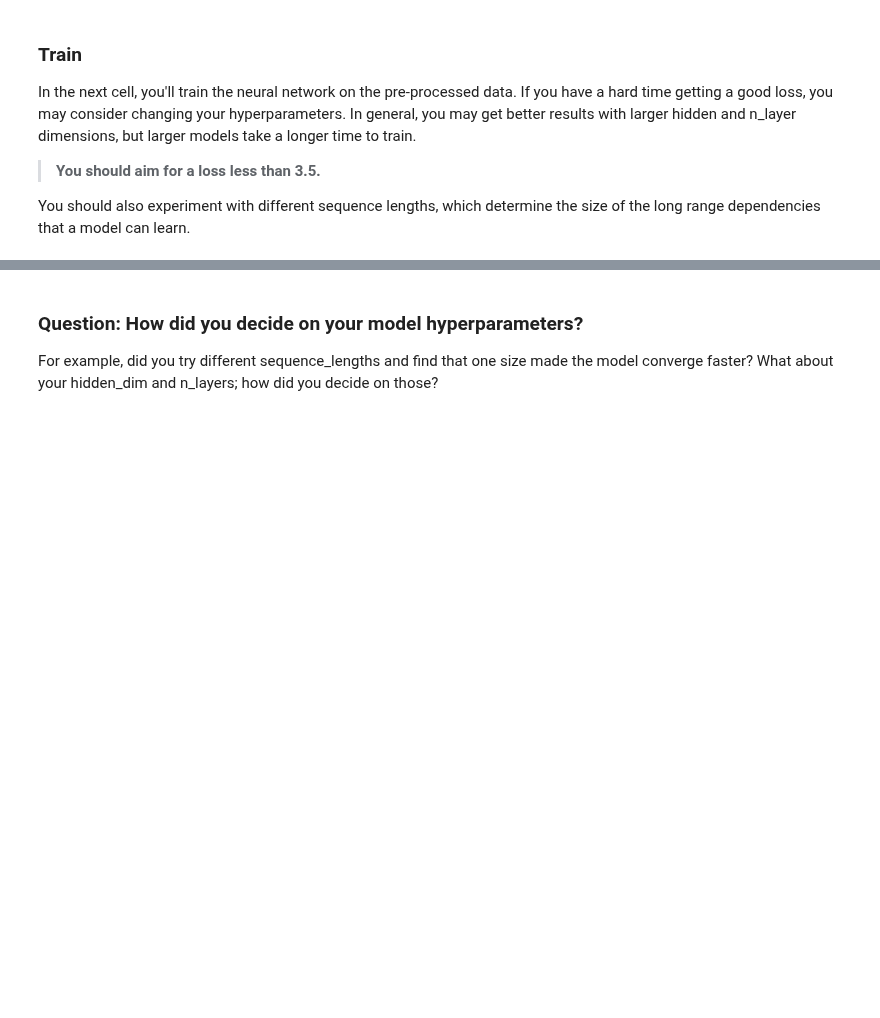
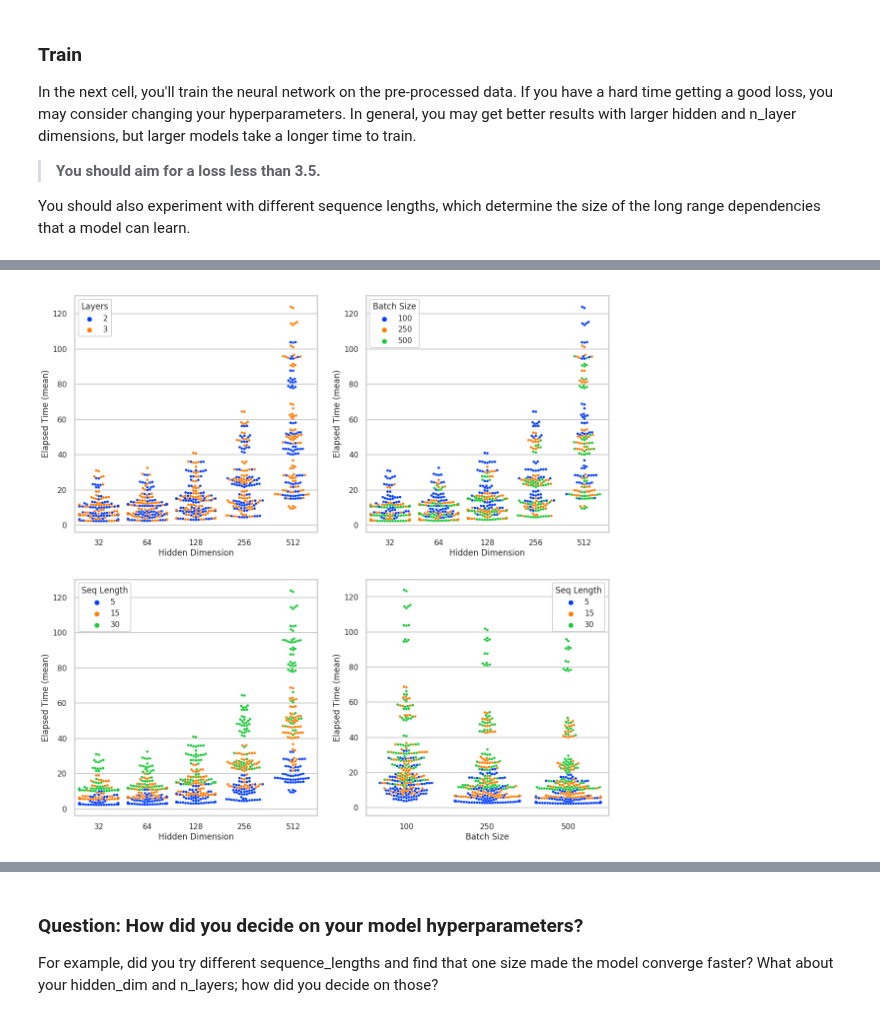
Before and after one commit to silviomori/udacity-deeplearning-nanodegree, a Jupyter notebook: project-tv-script-generation/dlnd_tv_script_generation.ipynb, the cells around one changed output, grey strips where cells are left out. Cells and saved outputs as stored; diff of their text form; code cells hidden in the pictures; blank space fills up the shorter version.

```diff
--- a/project-tv-script-generation/dlnd_tv_script_generation.ipynb
+++ b/project-tv-script-generation/dlnd_tv_script_generation.ipynb
@@ -695,0 +780,35 @@ for i, values in enumerate(iterator):
+# %%
+sns.set(style="whitegrid")
+sns.set_context('poster', font_scale=.7)
+sns.set_palette("bright")
+
+fig = plt.figure(figsize=(30,30))
+
+ax = fig.add_subplot(331)
+sns.swarmplot(y='elapsed_time_mean', x='hidden_dim', data=training_data, ax=ax, hue='n_layers')
+ax.set_ylabel('Elapsed Time (mean)')
+ax.set_xlabel('Hidden Dimension')
+ax.legend(title='Layers')
+
+ax = fig.add_subplot(332)
+sns.swarmplot(y='elapsed_time_mean', x='hidden_dim', data=training_data, ax=ax, hue='batch_size')
+ax.set_ylabel('Elapsed Time (mean)')
+ax.set_xlabel('Hidden Dimension')
+ax.legend(title='Batch Size')
+
+ax = fig.add_subplot(334)
+sns.swarmplot(y='elapsed_time_mean', x='hidden_dim', data=training_data, ax=ax, hue='seq_length')
+ax.set_ylabel('Elapsed Time (mean)')
+ax.set_xlabel('Hidden Dimension')
+ax.legend(title='Seq Length')
+
+ax = fig.add_subplot(335)
+sns.swarmplot(y='elapsed_time_mean', x='batch_size', data=training_data, ax=ax, hue='seq_length')
+ax.set_ylabel('Elapsed Time (mean)')
+ax.set_xlabel('Batch Size')
+ax.legend(title='Seq Length')
+
+plt.show()
+plt.close()
+# %% [output]
+[figure, added]
```
Also changed, not shown: parts of 4 cells of this notebook.
